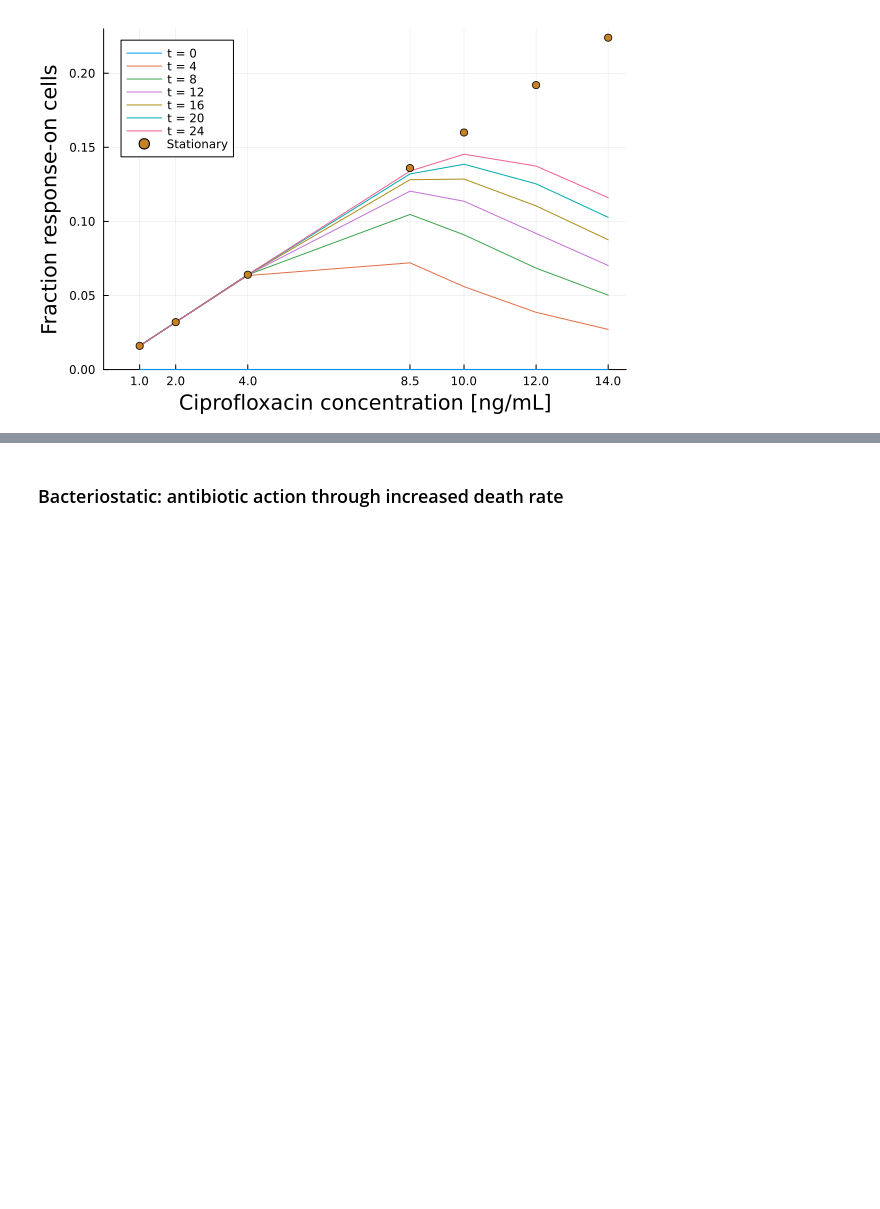
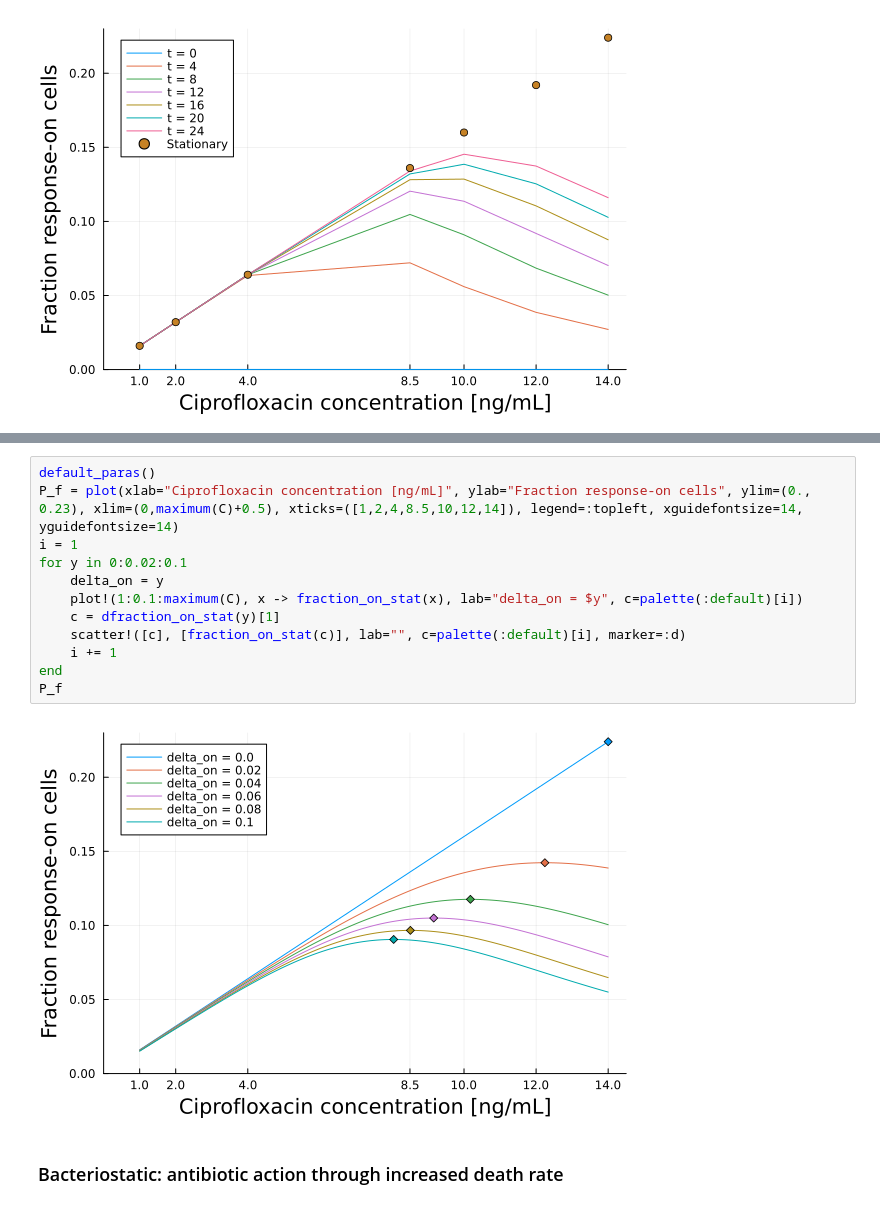
Before and after one commit to LucyL-J/estimu, a Jupyter notebook: dose-dependence.ipynb, the cells around one changed output, grey strips where cells are left out. Cells and saved outputs as stored; diff of their text form; blank space fills up the shorter version.

```diff
--- a/dose-dependence.ipynb
+++ b/dose-dependence.ipynb
@@ -185,3 +222,17 @@ scatter!(C, x -> fraction_on_stat(x), lab="Stationary")
+# %%
+default_paras()
+P_f = plot(xlab="Ciprofloxacin concentration [ng/mL]", ylab="Fraction response-on cells", ylim=(0., 0.23), xlim=(0,maximum(C)+0.5), xticks=([1,2,4,8.5,10,12,14]), legend=:topleft, xguidefontsize=14, yguidefontsize=14)
+i = 1
+for y in 0:0.02:0.1
+    delta_on = y
+    plot!(1:0.1:maximum(C), x -> fraction_on_stat(x), lab="delta_on = $y", c=palette(:default)[i])
+    c = dfraction_on_stat(y)[1]
+    scatter!([c], [fraction_on_stat(c)], lab="", c=palette(:default)[i], marker=:d)
+    i += 1
+end
+P_f
+# %% [output]
+[figure, added]
 # %% [markdown]
 ### Bacteriostatic: antibiotic action through increased death rate
 # %%
```
Also changed, not shown: parts of 9 cells of this notebook.
